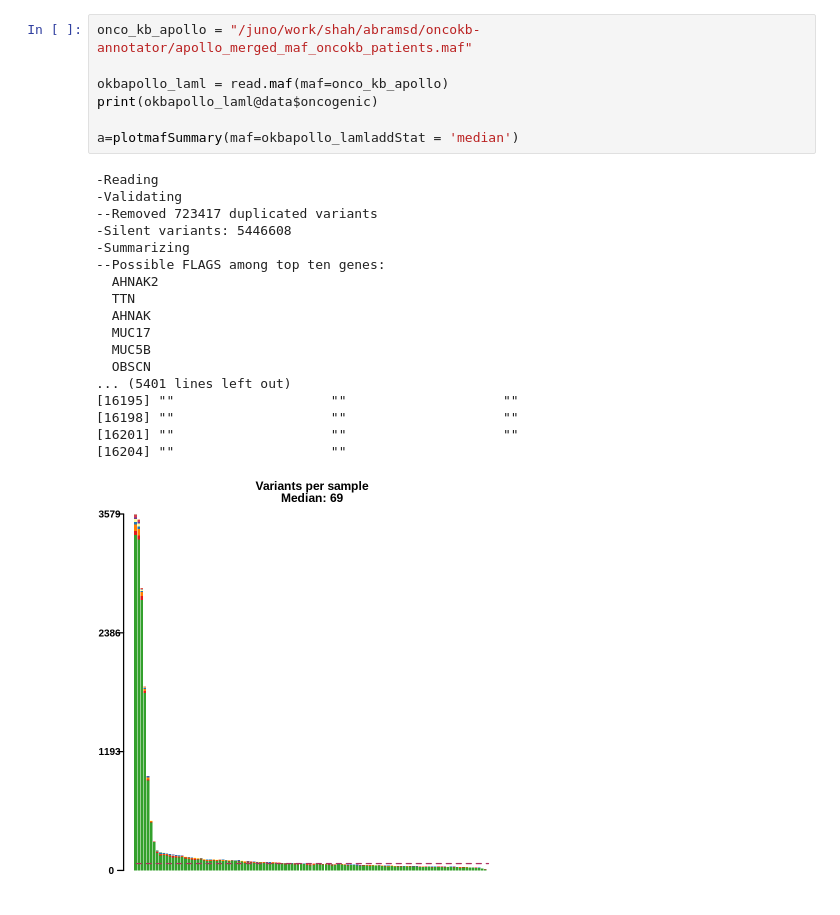
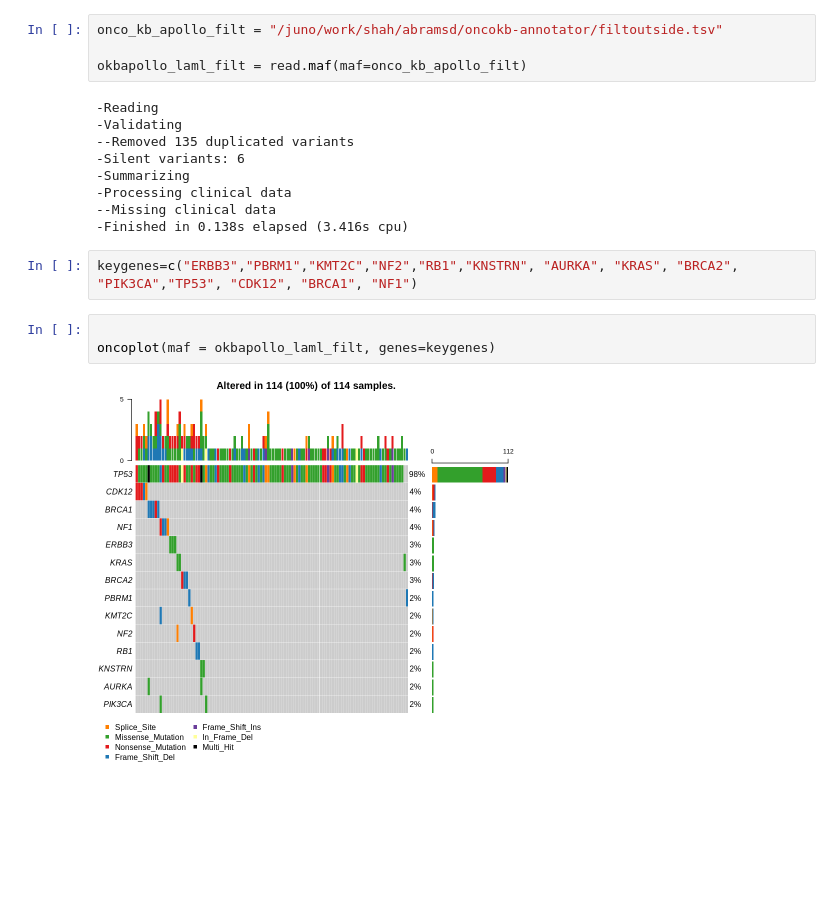
Before and after one commit to shahcompbio/wgs_qc_utils, a Jupyter notebook: oncoplot_code.ipynb, the cells around one changed output. Drawn from its saved outputs; the diff is of its cells as text; blank space fills up the shorter version.

```diff
--- a/oncoplot_code.ipynb
+++ b/oncoplot_code.ipynb
@@ -165,26 +21,20 @@ An object of class  MAF
 # %%
-onco_kb_apollo = "/juno/work/shah/abramsd/oncokb-annotator/apollo_merged_maf_oncokb_patients.maf"
+onco_kb_apollo_filt = "/juno/work/shah/abramsd/oncokb-annotator/filtoutside.tsv"
 
-okbapollo_laml = read.maf(maf=onco_kb_apollo)
-print(okbapollo_laml@data$oncogenic)
-
-a=plotmafSummary(maf=okbapollo_lamladdStat = 'median')
+okbapollo_laml_filt = read.maf(maf=onco_kb_apollo_filt)
 # %% [output]
 -Reading
 -Validating
---Removed 723417 duplicated variants
--Silent variants: 5446608
+--Removed 135 duplicated variants
+-Silent variants: 6
 -Summarizing
---Possible FLAGS among top ten genes:
-  AHNAK2
-  TTN
-  AHNAK
-  MUC17
-  MUC5B
-  OBSCN
-... (5401 lines left out)
-[16195] ""                    ""                    ""
-[16198] ""                    ""                    ""
-[16201] ""                    ""                    ""
-[16204] ""                    ""
+-Processing clinical data
+--Missing clinical data
+-Finished in 0.138s elapsed (3.416s cpu)
-[figure, removed]
+# %%
+keygenes=c("ERBB3","PBRM1","KMT2C","NF2","RB1","KNSTRN", "AURKA", "KRAS", "BRCA2", "PIK3CA","TP53", "CDK12", "BRCA1", "NF1")
+# %%
+
+oncoplot(maf = okbapollo_laml_filt, genes=keygenes)
+# %% [output]
+[figure, added]
```
Also changed, not shown: parts of 15 cells of this notebook.
